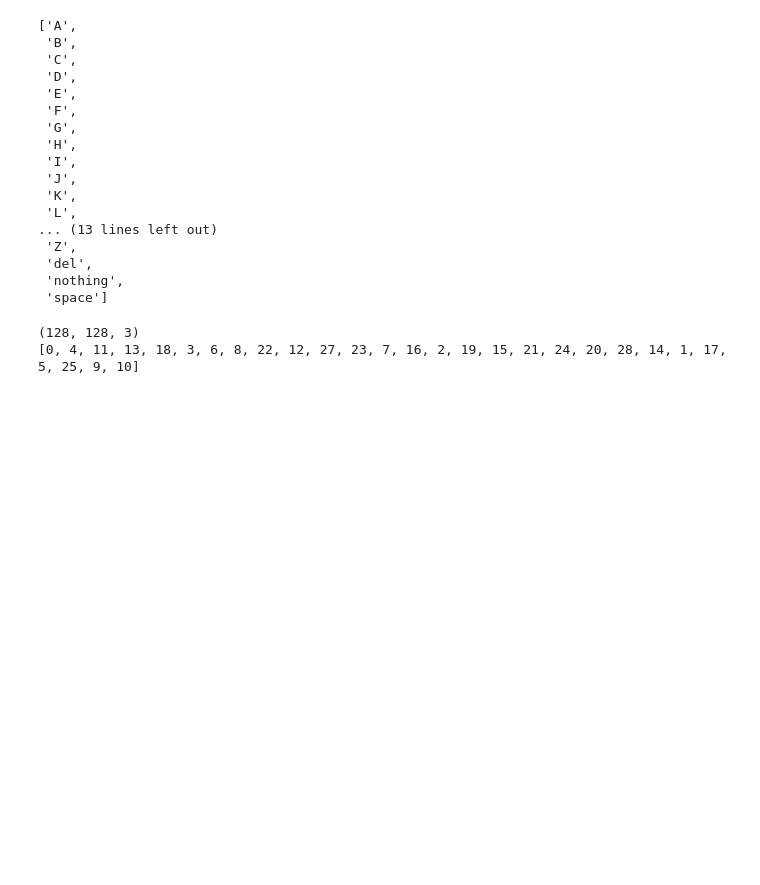
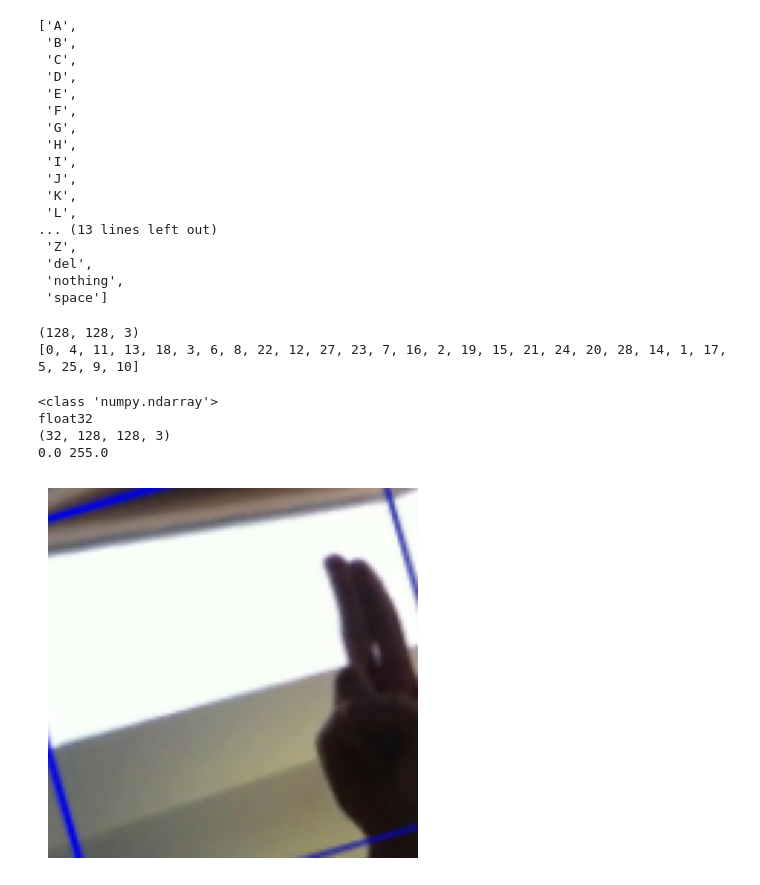
Before and after one commit to zeyad-mohvme-d/-Sign-Language-Fingerspelling-Assistant-ASL-Alphabet-, a Jupyter notebook: ASL_Project.ipynb, the cells around one changed output. Drawn from its saved outputs; the diff is of its cells as text; code cells hidden in the pictures; blank space fills up the shorter version.

```diff
--- a/ASL_Project.ipynb
+++ b/ASL_Project.ipynb
@@ -27,6 +27,7 @@ train_data = tf.keras.preprocessing.image_dataset_from_directory(
     validation_split = 0.1,
     subset = "training",
     seed = 123,
+    shuffle = True,
     image_size = (128, 128),
     batch_size = 32
 )
@@ -37,7 +38,8 @@ val_data = tf.keras.preprocessing.image_dataset_from_directory(
     validation_split=0.1,
     subset="validation",
     seed=123,
-    image_size=(64, 64),
+    shuffle = True,
+    image_size=(128, 128),
     batch_size=32
 
 )
@@ -111,3 +113,38 @@ test_labels = np.array(test_labels)
 # %% [output]
 (128, 128, 3)
 [0, 4, 11, 13, 18, 3, 6, 8, 22, 12, 27, 23, 7, 16, 2, 19, 15, 21, 24, 20, 28, 14, 1, 17, 5, 25, 9, 10]
+# %%
+images, labels = next(iter(train_data))
+
+images = images.numpy()
+labels = labels.numpy()
+# %%
+from tensorflow.keras.layers import RandomRotation, RandomBrightness, RandomZoom, RandomContrast, Rescaling
+
+
+
+data_Augmentation  = tf.keras.Sequential([
+    Rescaling(1./255),
+    RandomRotation(0.2),
+    RandomZoom(0.2),
+])
+# %%
+aug = data_Augmentation(images)
+
+type(aug)
+# %%
+print(type(images))      # هل NumPy array ولا Tensor؟
+print(images.dtype)      # float32, uint8, إلخ
+print(images.shape)      # شكل الصور (batch, height, width, channels)
+print(np.min(images), np.max(images))
+# %% [output]
+<class 'numpy.ndarray'>
+float32
+(32, 128, 128, 3)
+0.0 255.0
+# %%
+plt.imshow(aug[4])
+plt.axis('off')
+plt.show()
+# %% [output]
+[figure, added]
```
Also changed, not shown: parts of 5 cells of this notebook.
